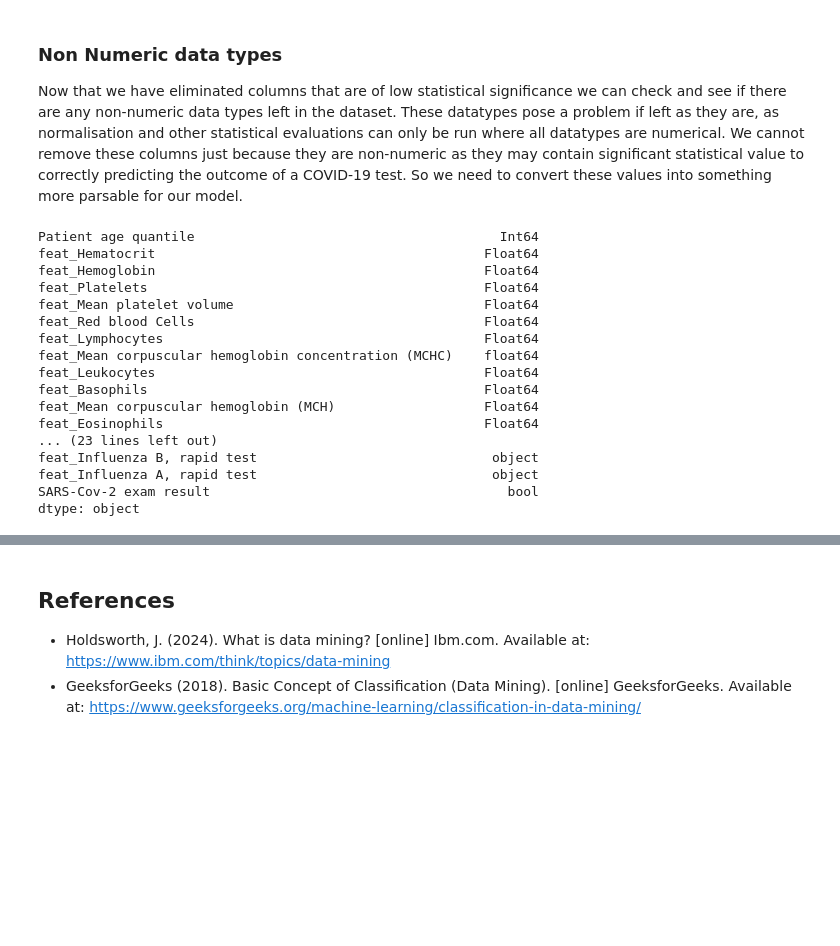
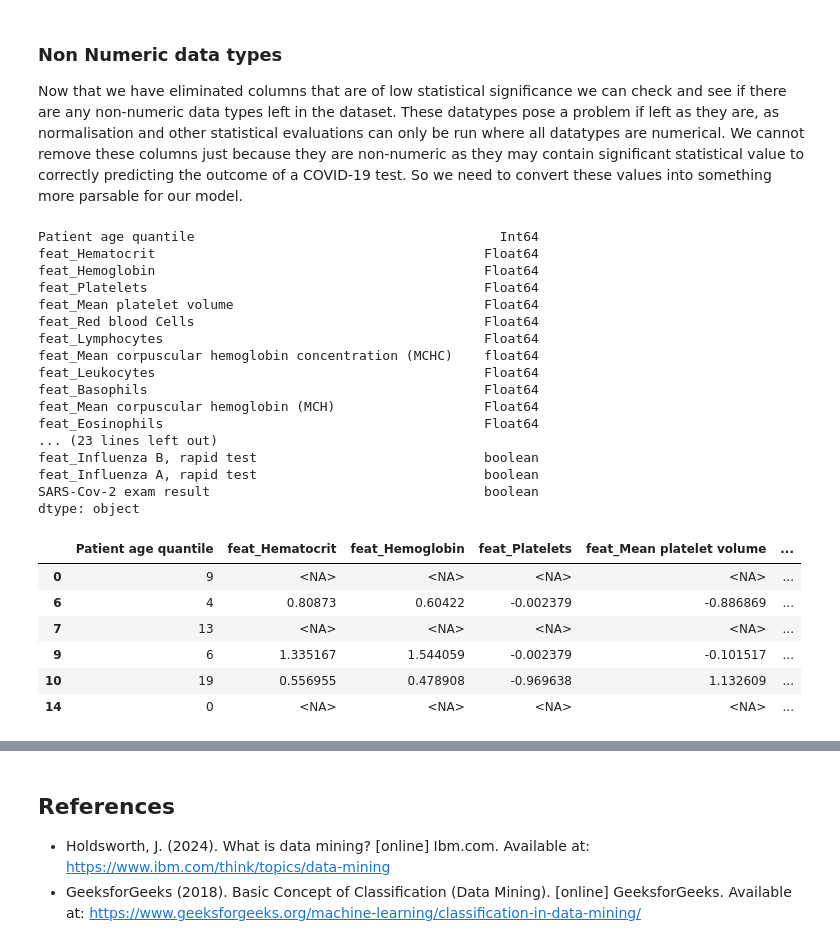
Before and after one commit to TheCherubQueen/DC3DMN, a Jupyter notebook: cw/DC3DMN_Report.ipynb, the cells around one changed output, grey strips where cells are left out. Drawn from its saved outputs; the diff is of its cells as text; code cells hidden in the pictures; blank space fills up the shorter version.

```diff
--- a/cw/DC3DMN_Report.ipynb
+++ b/cw/DC3DMN_Report.ipynb
@@ -186,21 +185,29 @@ The current shape of df_all is: (1496, 38)
 Now that we have eliminated columns that are of low statistical significance we can check and see if there are any non-numeric data types left in the dataset. These datatypes pose a problem if left as they are, as normalisation and other statistical evaluations can only be run where all datatypes are numerical. We cannot remove these columns just because they are non-numeric as they may contain significant statistical value to correctly predicting the outcome of a COVID-19 test. So we need to convert these values into something more parsable for our model.
 # %%
 print(df_all.dtypes)
+df_all.head(6)
 # %% [output]
 Patient age quantile                                       Int64
 feat_Hematocrit                                          Float64
 feat_Hemoglobin                                          Float64
 feat_Platelets                                           Float64
 feat_Mean platelet volume                                Float64
 feat_Red blood Cells                                     Float64
 feat_Lymphocytes                                         Float64
 feat_Mean corpuscular hemoglobin concentration (MCHC)    float64
 feat_Leukocytes                                          Float64
 feat_Basophils                                           Float64
 feat_Mean corpuscular hemoglobin (MCH)                   Float64
 feat_Eosinophils                                         Float64
 ... (23 lines left out)
-feat_Influenza B, rapid test                              object
-feat_Influenza A, rapid test                              object
-SARS-Cov-2 exam result                                      bool
+feat_Influenza B, rapid test                             boolean
+feat_Influenza A, rapid test                             boolean
+SARS-Cov-2 exam result                                   boolean
 dtype: object
+|  | Patient age quantile | feat_Hematocrit | feat_Hemoglobin | feat_Platelets | feat_Mean platelet volume | ... |
+| 0 | 9 | <NA> | <NA> | <NA> | <NA> | ... |
+| 6 | 4 | 0.80873 | 0.60422 | -0.002379 | -0.886869 | ... |
+| 7 | 13 | <NA> | <NA> | <NA> | <NA> | ... |
+| 9 | 6 | 1.335167 | 1.544059 | -0.002379 | -0.101517 | ... |
+| 10 | 19 | 0.556955 | 0.478908 | -0.969638 | 1.132609 | ... |
+| 14 | 0 | <NA> | <NA> | <NA> | <NA> | ... |
```
Also changed, not shown: parts of 9 cells of this notebook, 2 other files.
